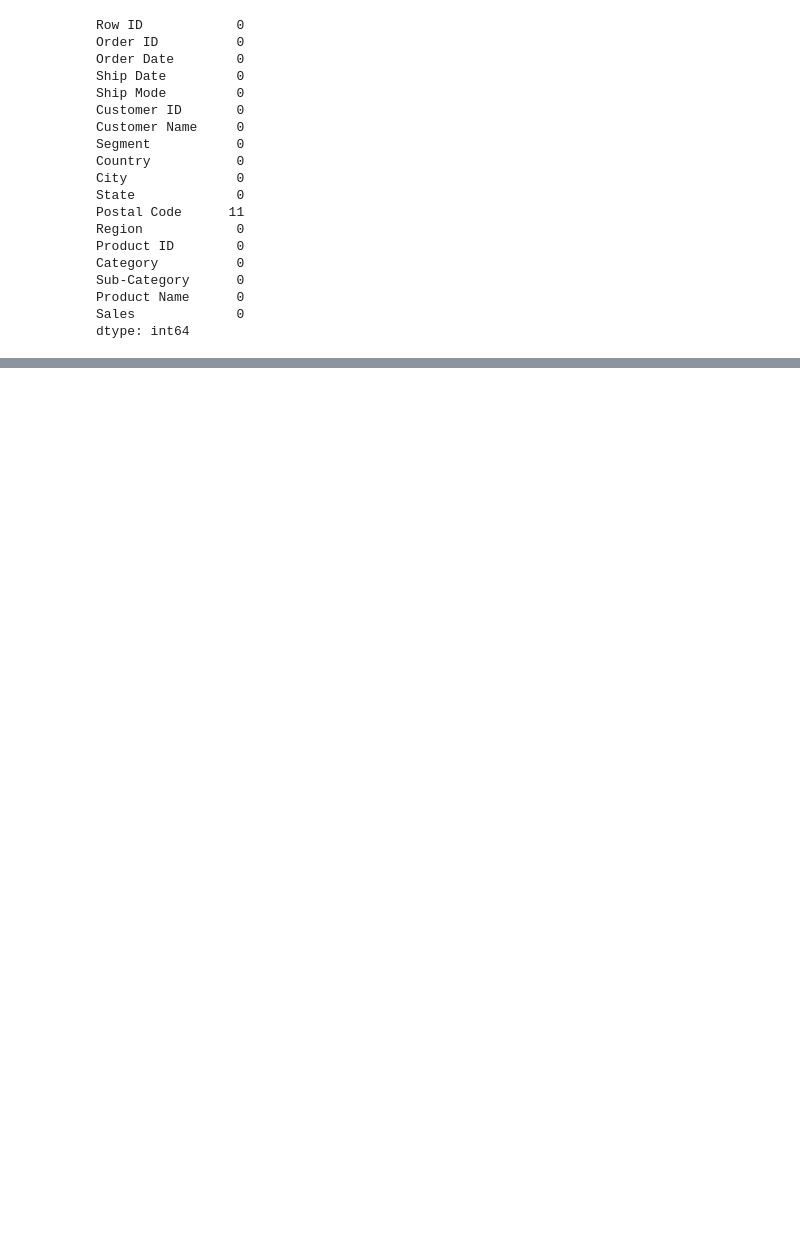
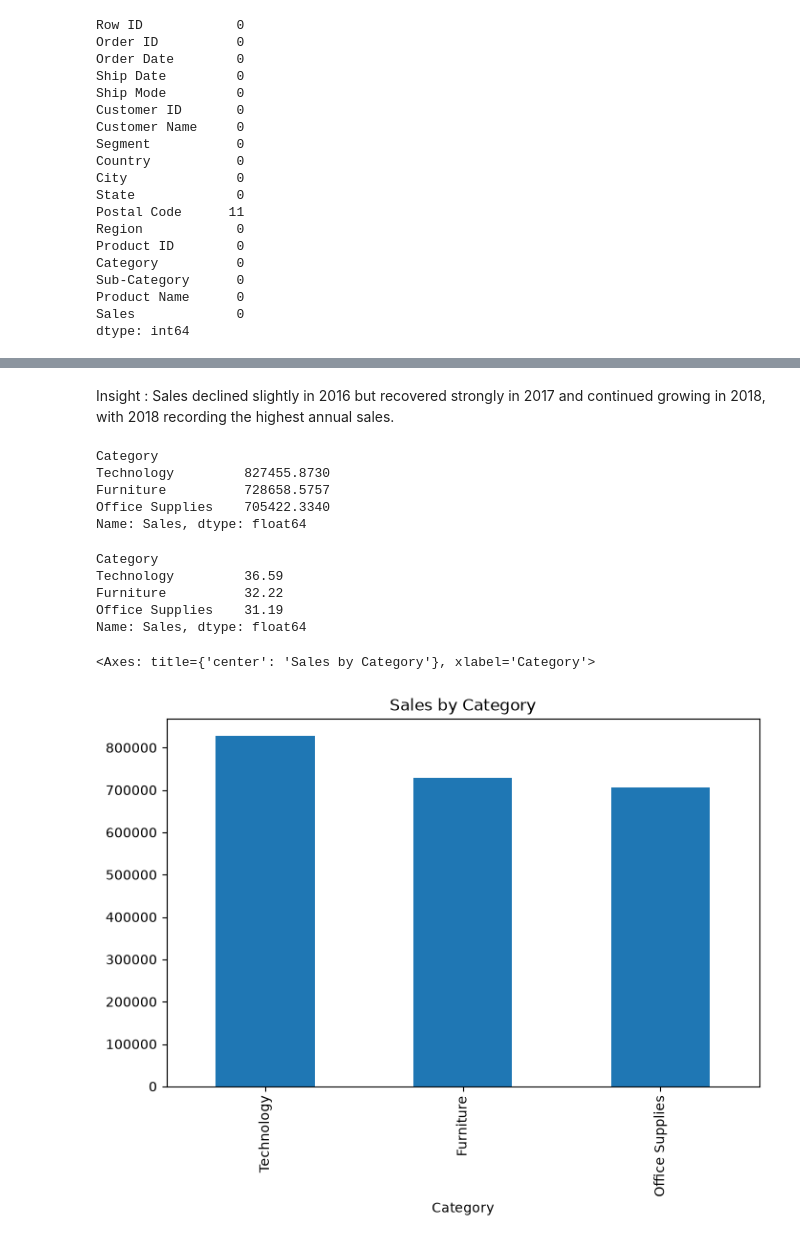
Before and after one commit to siva252005/ecommerce-sales-analysis, a Jupyter notebook: notebook/sales_analysis.ipynb, the cells around one changed output, grey strips where cells are left out. Cells and saved outputs as stored; diff of their text form; code cells hidden in the pictures; blank space fills up the shorter version.

```diff
--- a/notebook/sales_analysis.ipynb
+++ b/notebook/sales_analysis.ipynb
@@ -347,0 +435,38 @@ Insight:
+# %% [markdown]
+Insight :
+Sales declined slightly in 2016 but recovered strongly in 2017 and continued growing in 2018, with 2018 recording the highest annual sales.
+# %%
+category_sales = (
+    df.groupby("Category")["Sales"]
+    .sum()
+    .sort_values(ascending=False)
+)
+
+print(category_sales)
+# %% [output]
+Category
+Technology         827455.8730
+Furniture          728658.5757
+Office Supplies    705422.3340
+Name: Sales, dtype: float64
+# %%
+category_percentage = (
+    category_sales / category_sales.sum() * 100
+).round(2)
+
+print(category_percentage)
+# %% [output]
+Category
+Technology         36.59
+Furniture          32.22
+Office Supplies    31.19
+Name: Sales, dtype: float64
+# %%
+category_sales.plot(
+    kind="bar",
+    figsize=(8, 5),
+    title="Sales by Category"
+)
+# %% [output]
+<Axes: title={'center': 'Sales by Category'}, xlabel='Category'>
+[figure, added]
```
Also changed, not shown: parts of 99 cells of this notebook.
